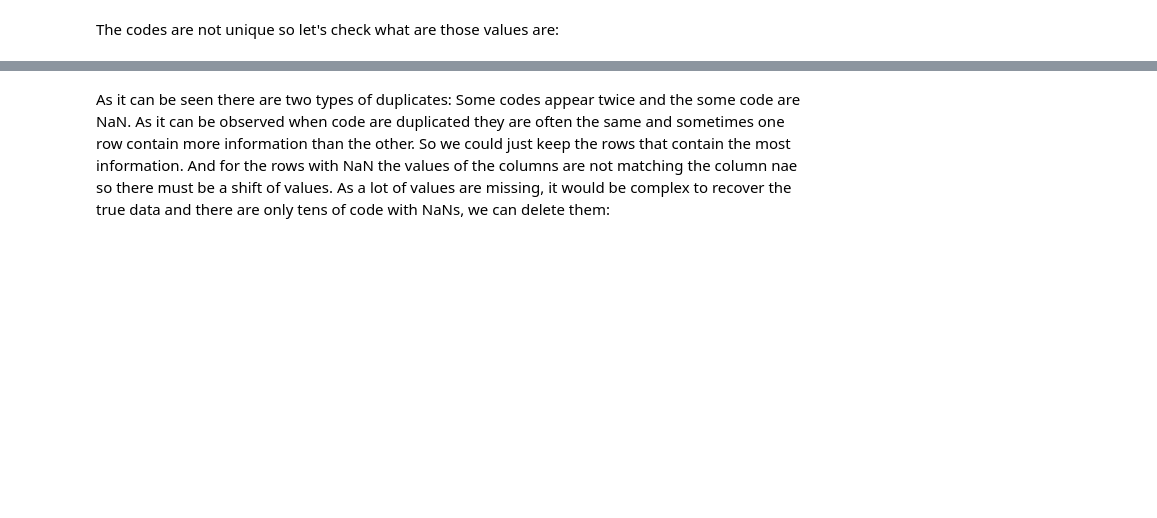
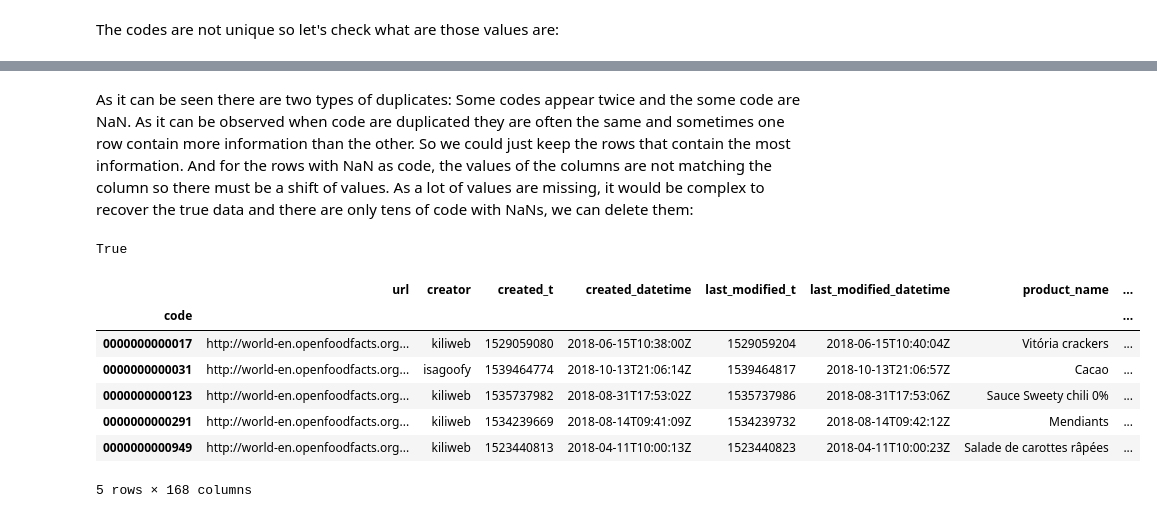
Before and after one commit to AhmedAhres/whats-on-my-plate, a Jupyter notebook: Project.ipynb, the cells around one changed output, grey strips where cells are left out. Drawn from its saved outputs; the diff is of its cells as text; code cells hidden in the pictures; blank space fills up the shorter version.

```diff
--- a/Project.ipynb
+++ b/Project.ipynb
@@ -17,3 +19,5 @@ df = pd.read_csv(data_path, sep = '\t')
+# %%
+df = pd.read_pickle("openFood.pkl")
 # %% [markdown]
 ## DataFrame Exploration
 # %%
@@ -57,8 +61,9 @@ False
 # %% [markdown]
 The codes are not unique so let's check what are those values are:
 # %%
-duplicate_codes = np.where(df.duplicated('code', keep=False).values)[0]
-dups = df.iloc[duplicate_codes]
+duplicate_codes_indices = np.where(df.duplicated('code', keep=False).values)[0]
+dups = df.iloc[duplicate_codes_indices].copy()
 dups.code = dups.code.astype(float)
-dups.sort_values(by = 'code')
+dups.sort_values(by = 'code', inplace = True)
+dups
 # %% [output]
@@ -88,5 +88,28 @@ See the caveats in the documentation: http://pandas.pydata.org/pandas-docs/stabl
 # %% [markdown]
 As it can be seen there are two types of duplicates:
-Some codes appear twice and the some code are NaN. As it can be observed when code are duplicated they are often the same and sometimes one row contain more information than the other. So we could just keep the rows that contain the most information. And for the rows with NaN the values of the columns are not matching the column nae so there must be a shift of values. As a lot of values are missing, it would be complex to recover the true data and there are only tens of code with NaNs, we can delete them:
+Some codes appear twice and the some code are NaN. As it can be observed when code are duplicated they are often the same and sometimes one row contain more information than the other. So we could just keep the rows that contain the most information. And for the rows with NaN as code, the values of the columns are not matching the column so there must be a shift of values. As a lot of values are missing, it would be complex to recover the true data and there are only tens of code with NaNs, we can delete them:
-# %%
-df = df[df.code.astype(float) != float('nan')]
+# %%
+dups = dups[dups != float('nan')]
+
+dups['nb_of_features'] = np.sum(dups.notnull(), axis=1)
+dups.reset_index(inplace = True)
+indices_to_remove = dups.sort_values(['code','nb_of_features'],ascending = True)\
+                        .groupby('code',as_index=False).first()['index'].values
+df.dropna(subset=['code'],inplace=True)
+df.drop(indices_to_remove,inplace = True)
+# %%
+df.code.is_unique
+# %% [output]
+True
+# %%
+df.set_index('code',inplace = True)
+df.head()
+# %% [output]
+|  | url | creator | created_t | created_datetime | last_modified_t | last_modified_datetime | product_name | ... |
+| code |  |  |  |  |  |  |  | ... |
+| 0000000000017 | http://world-en.openfoodfacts.org... | kiliweb | 1529059080 | 2018-06-15T10:38:00Z | 1529059204 | 2018-06-15T10:40:04Z | Vitória crackers | ... |
+| 0000000000031 | http://world-en.openfoodfacts.org... | isagoofy | 1539464774 | 2018-10-13T21:06:14Z | 1539464817 | 2018-10-13T21:06:57Z | Cacao | ... |
+| 0000000000123 | http://world-en.openfoodfacts.org... | kiliweb | 1535737982 | 2018-08-31T17:53:02Z | 1535737986 | 2018-08-31T17:53:06Z | Sauce Sweety chili 0% | ... |
+| 0000000000291 | http://world-en.openfoodfacts.org... | kiliweb | 1534239669 | 2018-08-14T09:41:09Z | 1534239732 | 2018-08-14T09:42:12Z | Mendiants | ... |
+| 0000000000949 | http://world-en.openfoodfacts.org... | kiliweb | 1523440813 | 2018-04-11T10:00:13Z | 1523440823 | 2018-04-11T10:00:23Z | Salade de carottes râpées | ... |
+5 rows × 168 columns
```
Also changed, not shown: parts of 2 cells of this notebook, 1 other file.
